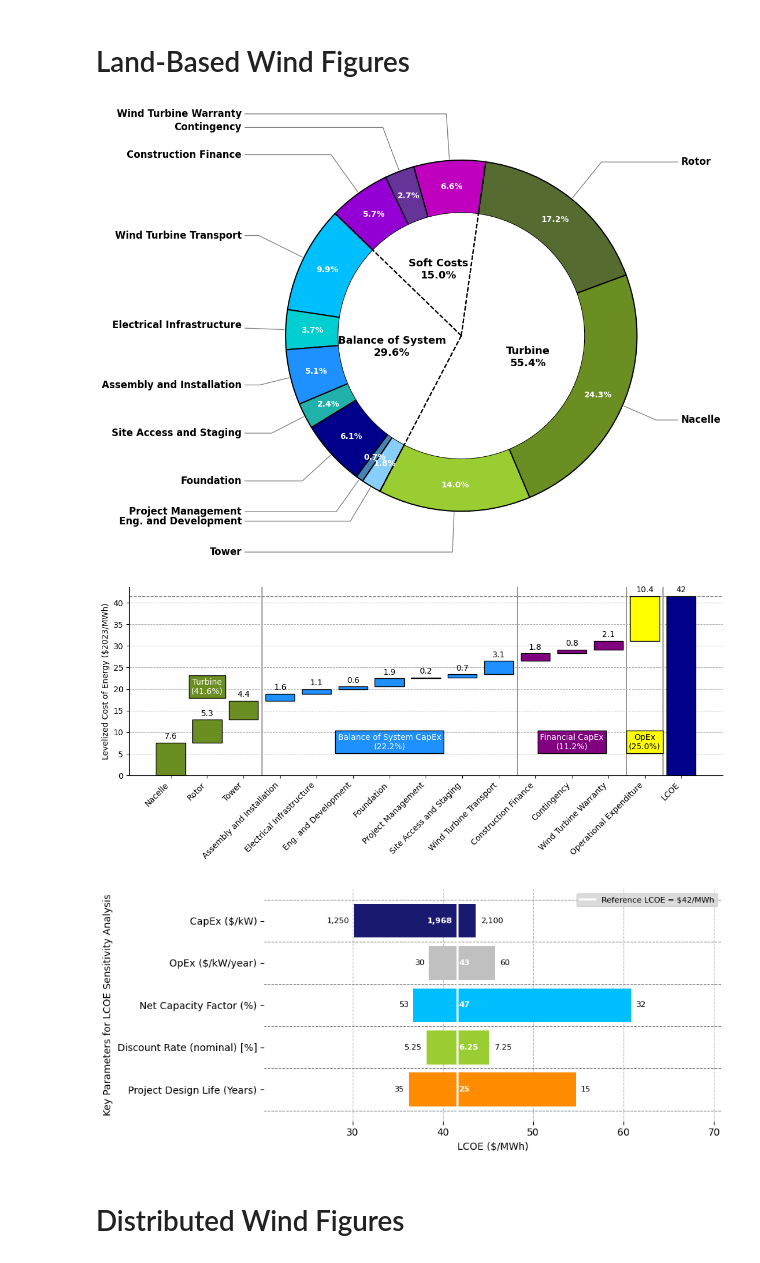
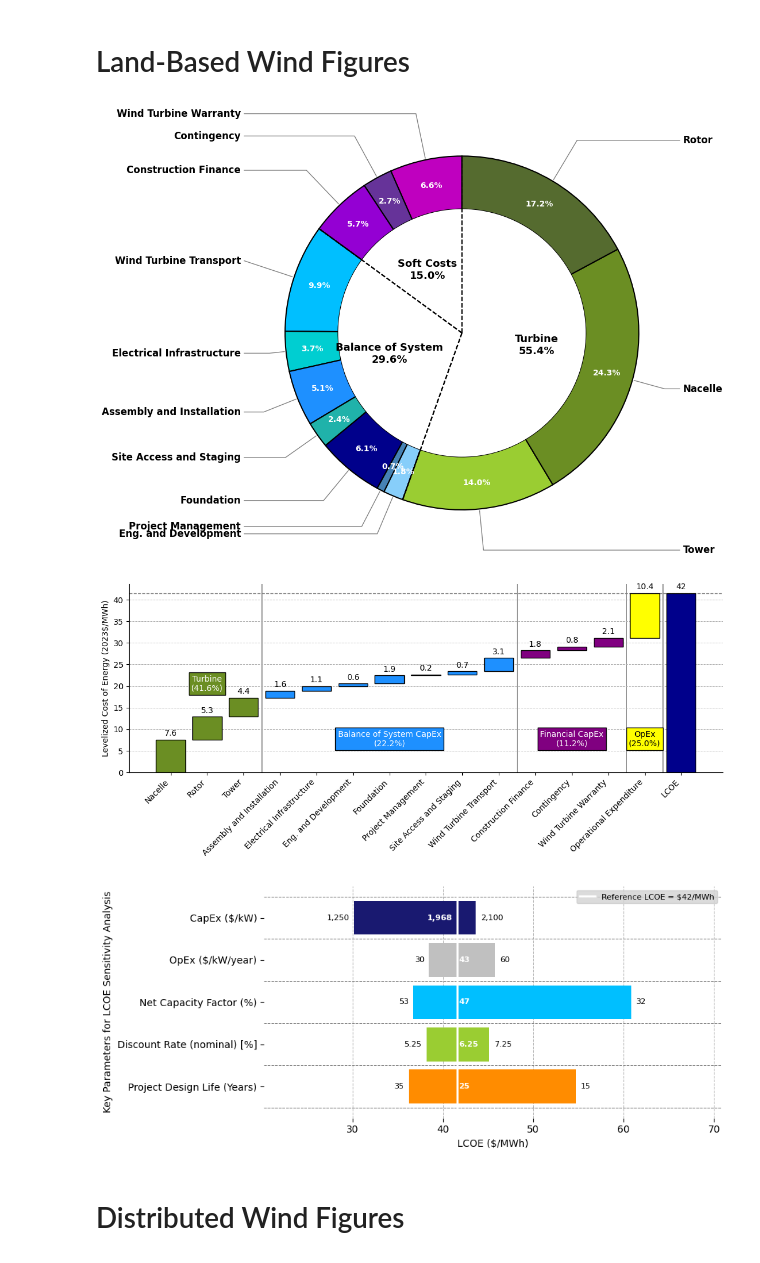
Before and after one commit to dmulash/Annual_Reporting_Workflow, a Jupyter notebook: COWER.ipynb, the cells around one changed output. Saved outputs shown, nothing was run; the diff lists cells and outputs as text; code cells hidden in the pictures.

```diff
--- a/COWER.ipynb
+++ b/COWER.ipynb
@@ -61,15 +61,15 @@ COWER.plot_LCOE_sensitivity("FLOW", df, 9, 4, 45, 260)
 # Land-Based Wind Figures
 # %%
 df = pd.read_csv("Data/LBW_CapEx.csv")
-COWER.plot_capex_donut("LBW", df, 82, 11, 8)
+COWER.plot_capex_donut("LBW", df, 90, 11, 8)
 
 df = pd.read_csv("Data/LBW_LCOE.csv")
 COWER.plot_LCOE_waterfall("LBW", df, 11, 5)
 
 df = pd.read_csv("Data/LBW_Sensitivity.csv")
 COWER.plot_LCOE_sensitivity("LBW", df, 9, 4)
 # %% [output]
-[figure, old version]
+[figure, new version]
 [figure]
 [figure]
 # %% [markdown]
```
Also changed, not shown: parts of 5 cells of this notebook, 26 other files.
